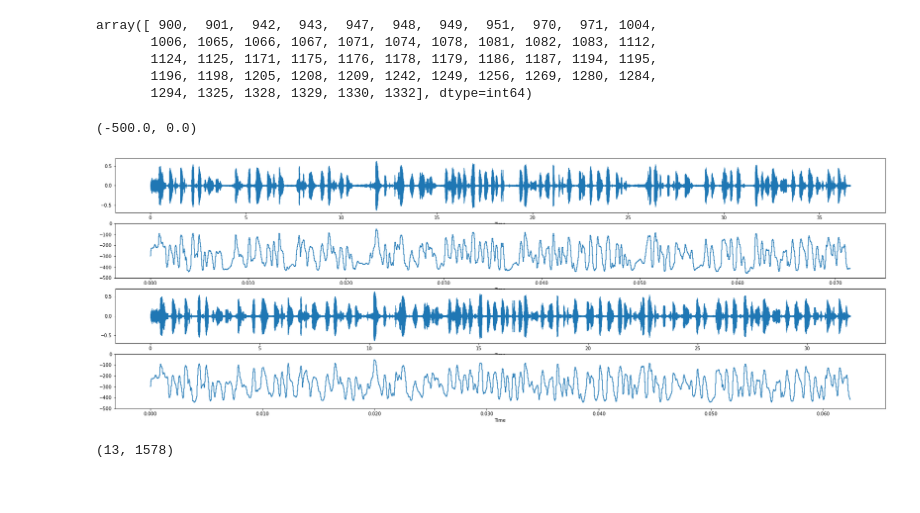
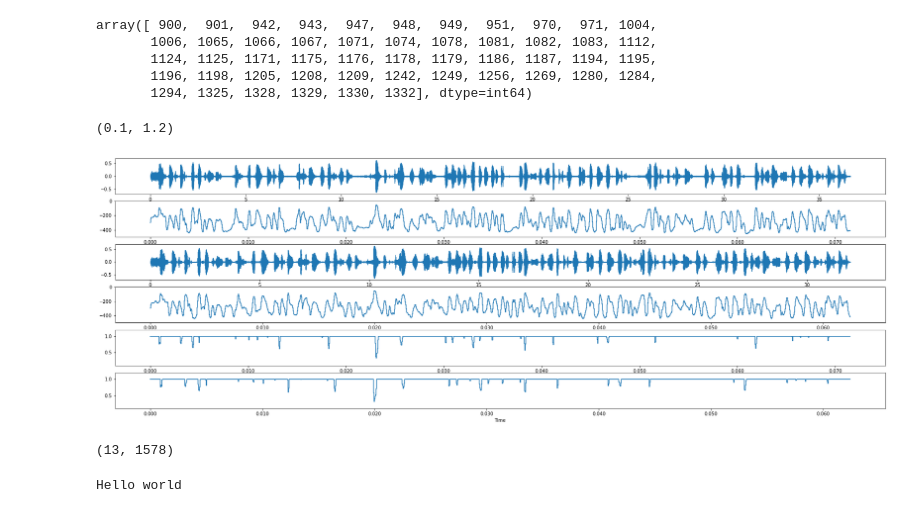
Before and after one commit to jarco0204/mun-nlp, a Jupyter notebook: scripts/dataExtraction.ipynb, the cells around one changed output. Saved outputs shown, nothing was run; the diff lists cells and outputs as text; code cells hidden in the pictures.

```diff
--- a/scripts/dataExtraction.ipynb
+++ b/scripts/dataExtraction.ipynb
@@ -125,30 +125,40 @@ array([ 900,  901,  942,  943,  947,  948,  949,  951,  970,  971, 1004,
        1196, 1198, 1205, 1208, 1209, 1242, 1249, 1256, 1269, 1280, 1284,
        1294, 1325, 1328, 1329, 1330, 1332], dtype=int64)
 # %%
-filename = '../data.csv'
+filename = '../data-pre.csv'
 df = pd.read_csv(filename)
-file = '.' + df.loc[0, ['Audio']][0]
+file = df.loc[0, ['Audio']][0]
 # %%
 import features
 dat = features.get_audio(file)
 mfcc = features.to_mfcc(dat)
 no_sil = features.remove_silence(dat)
 less_mfcc = features.to_mfcc(no_sil)
+norm = features.normalize(mfcc)
+norm2 = features.normalize(less_mfcc)
 # segs = features.segments(mfcc, 'spanish')
 # %%
 matplotlib.rcParams['figure.figsize'] = (30, 10)
 
-fig, ax = plt.subplots(4)
+fig, ax = plt.subplots(6)
 librosa.display.waveshow(dat, ax=ax[0])
 librosa.display.waveshow(mfcc, ax=ax[1])
 librosa.display.waveshow(no_sil, ax=ax[2])
 librosa.display.waveshow(less_mfcc, ax=ax[3])
+librosa.display.waveshow(norm, ax=ax[4])
+librosa.display.waveshow(norm2, ax=ax[5])
 ax[1].set_ylim([-500, 0])
 ax[3].set_ylim([-500, 0])
+ax[4].set_ylim([0.1, 1.2])
+ax[5].set_ylim([0.1, 1.2])
 # %% [output]
-(-500.0, 0.0)
+(0.1, 1.2)
-[figure, old version]
+[figure, new version]
 # %%
 mfcc.shape
 # %% [output]
 (13, 1578)
+# %%
+print('Hello world')
+# %% [output]
+Hello world
```
Also changed, not shown: parts of 6 cells of this notebook, 3 other files.
